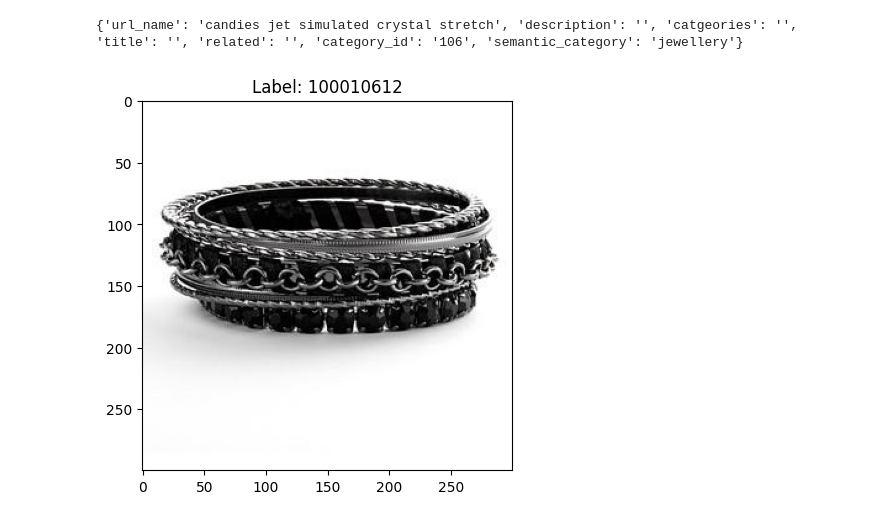
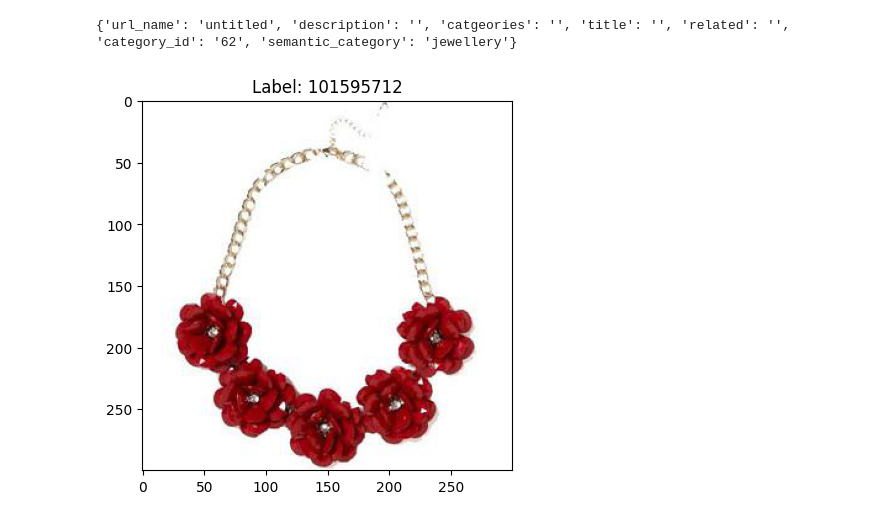
Before and after one commit to JustASimpleGuy02/CapstoneProject, a Jupyter notebook: testDataset.ipynb, the cells around one changed output. Cells and saved outputs as stored; diff of their text form; code cells hidden in the pictures.

```diff
--- a/testDataset.ipynb
+++ b/testDataset.ipynb
@@ -9,13 +10,13 @@ import numpy as np
 ds = PolyvoreDataset(data_dir="./data/polyvore_outfits/",
                      transform=transforms.ToTensor())
 # %%
-image, metadata, id = ds[5]
+image, metadata, id = ds[1000]
 
 print(metadata)
 
 plt.imshow(np.transpose(image.numpy(), (1,2,0)))
 plt.title("Label: {}".format(id))
 plt.show()
 # %% [output]
-{'url_name': 'candies jet simulated crystal stretch', 'description': '', 'catgeories': '', 'title': '', 'related': '', 'category_id': '106', 'semantic_category': 'jewellery'}
+{'url_name': 'untitled', 'description': '', 'catgeories': '', 'title': '', 'related': '', 'category_id': '62', 'semantic_category': 'jewellery'}
-[figure, old version]
+[figure, new version]
```
Also changed, not shown: parts of 1 cell of this notebook, 1 other file.
